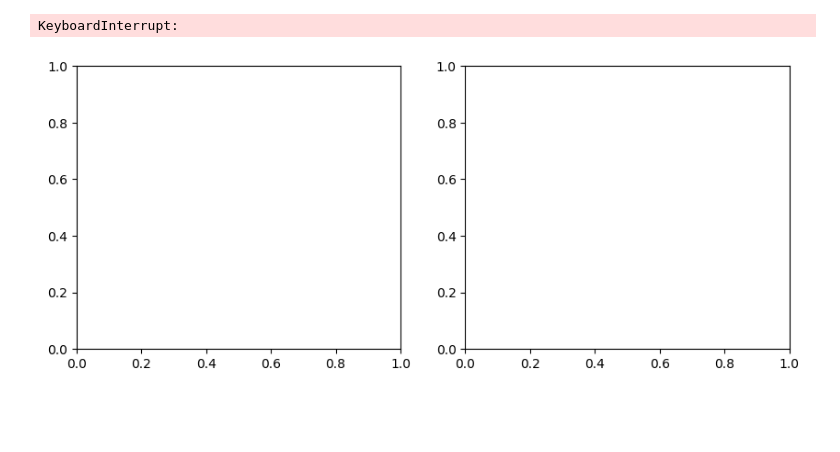
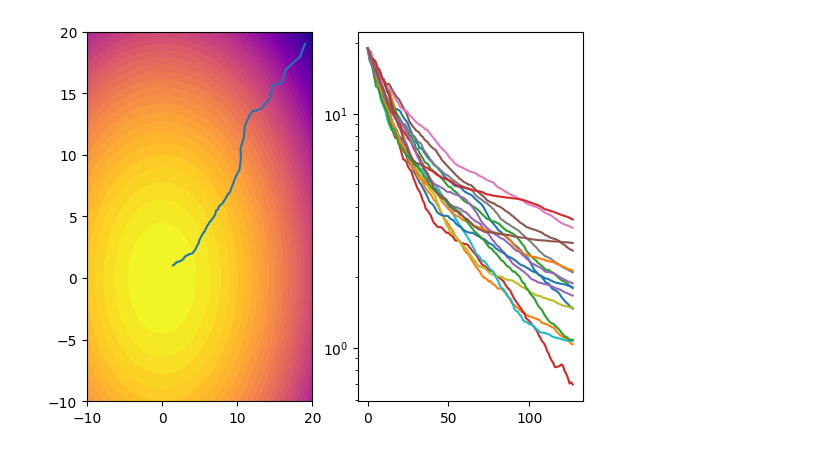
Before and after one commit to cry-phy/nes, a Jupyter notebook: res/xdiag.ipynb, the cells around one changed output. Drawn from its saved outputs; the diff is of its cells as text; code cells hidden in the pictures; blank space fills up the shorter version.

```diff
--- a/res/xdiag.ipynb
+++ b/res/xdiag.ipynb
@@ -166,11 +44,31 @@ ax[1].loglog(ns, steps)
-# %%
-fix, ax = plt.subplots(1, 2, figsize=(10, 4))
-ds = 4**np.arange(5)
-for d in ds:
-    ns, steps, distances = run_sample_benchmark(d)
-    ax[0].loglog(ns, distances)
-    ax[1].loglog(ns, steps, label=f"{d} Dimensions")
-    ax[1].legend()
-# %% [output]
-KeyboardInterrupt:
-[figure, removed]
+# %%
+d = 16
+model = NPolynome(np.array(
+    [
+        [0] * d,
+        [0] * d,
+        [-1] * d,
+    ]
+    ))
+model.lower = [-10.0]*d
+model.upper = [20.0]*d
+fig, ax = plt.subplots(1, 2)
+model.plot_fitness(ax[0], model.lower, model.upper)
+dist = XDiagNormal.from_model(model)
+dist.set_init_params(np.array(model.upper + model.upper)*0.95)
+params = []
+n = 100 * d
+for _ in range(128):
+    samples = dist.get_samples(n)
+    fitness = model.evaluate_samples(samples)
+    params.append(dist._params.copy())
+    dist.param_variation(samples, fitness)
+params = np.array(params)
+x = params[:, 0]
+y = params[:, 1]
+ax[0].plot(x, y)
+for i in range(d):
+    ax[1].semilogy(params[:, i], label=str(i))
+plt.show()
+# %% [output]
+[figure, added]
```
Also changed, not shown: parts of 12 cells of this notebook, 7 other files.
